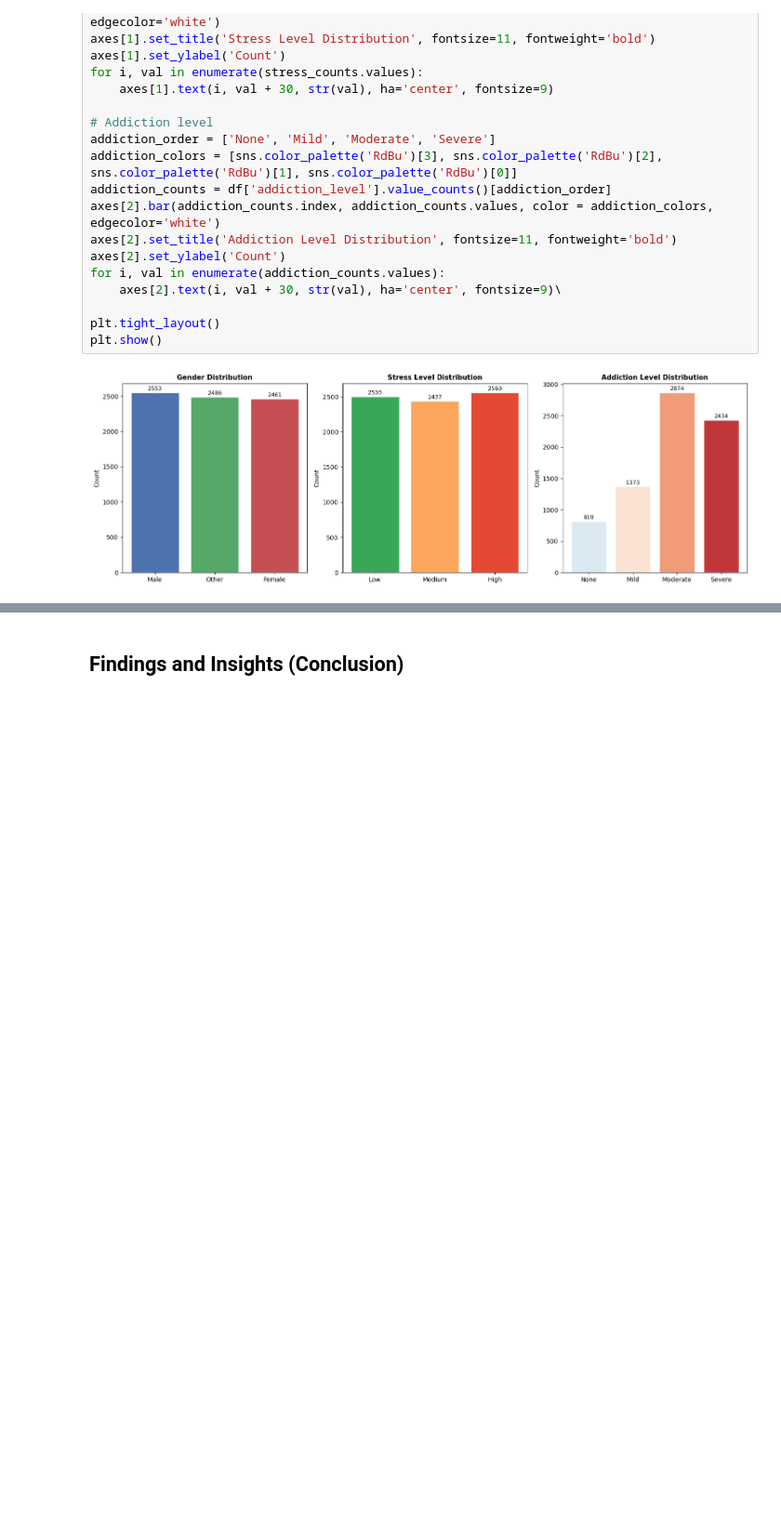
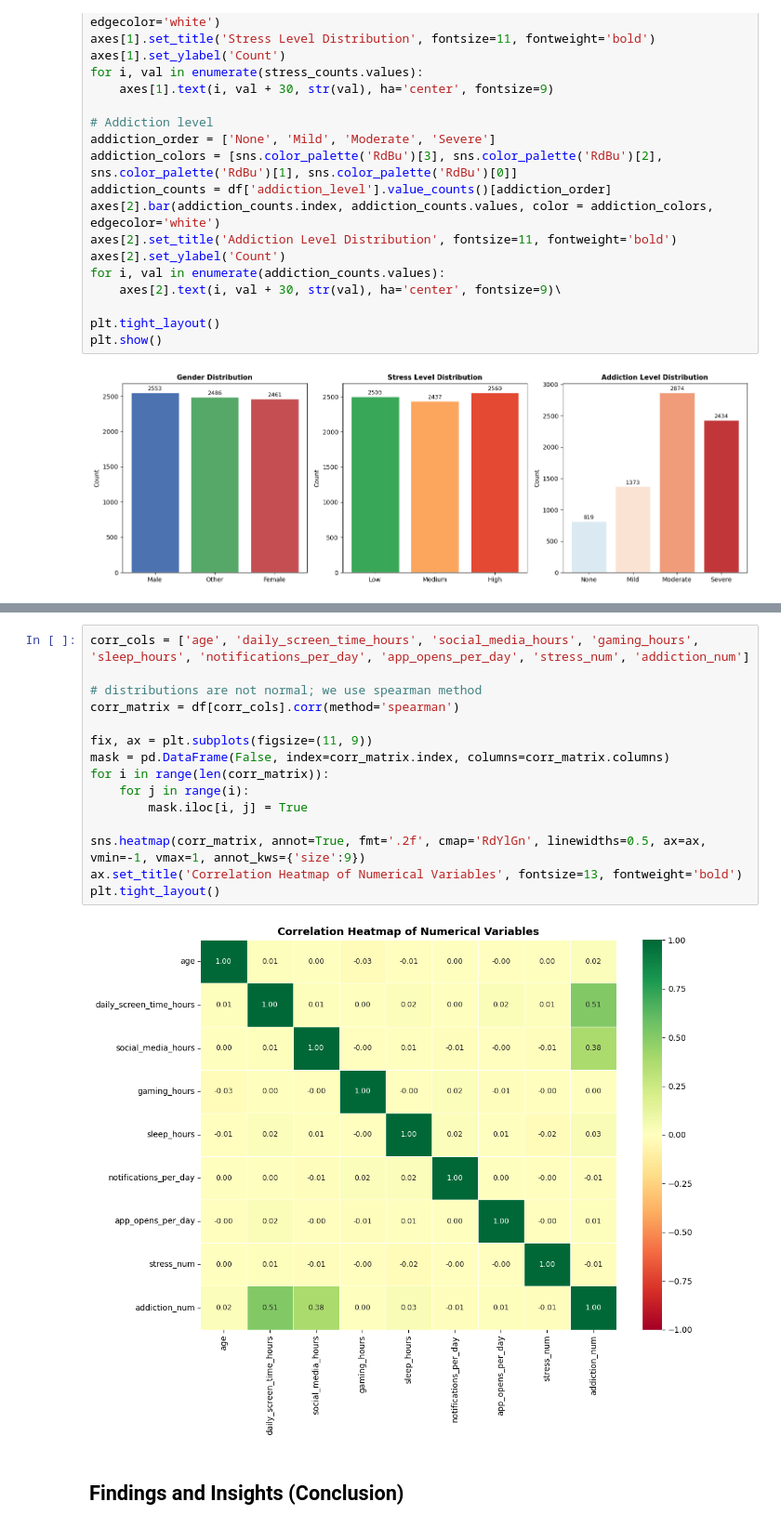
Before and after one commit to ps-alex1001/DataSpell, a Jupyter notebook: IPV/2_WorkBook_Visualization_SAMSON.ipynb, the cells around one changed output, grey strips where cells are left out. Shown at 93% size. Saved outputs shown, nothing was run; the diff lists cells and outputs as text; blank space fills up the shorter version.

```diff
--- a/IPV/2_WorkBook_Visualization_SAMSON.ipynb
+++ b/IPV/2_WorkBook_Visualization_SAMSON.ipynb
@@ -208,3 +245,20 @@ plt.show()
+# %%
+corr_cols = ['age', 'daily_screen_time_hours', 'social_media_hours', 'gaming_hours', 'sleep_hours', 'notifications_per_day', 'app_opens_per_day', 'stress_num', 'addiction_num']
+
+# distributions are not normal; we use spearman method
+corr_matrix = df[corr_cols].corr(method='spearman')
+
+fix, ax = plt.subplots(figsize=(11, 9))
+mask = pd.DataFrame(False, index=corr_matrix.index, columns=corr_matrix.columns)
+for i in range(len(corr_matrix)):
+    for j in range(i):
+        mask.iloc[i, j] = True
+
+sns.heatmap(corr_matrix, annot=True, fmt='.2f', cmap='RdYlGn', linewidths=0.5, ax=ax, vmin=-1, vmax=1, annot_kws={'size':9})
+ax.set_title('Correlation Heatmap of Numerical Variables', fontsize=13, fontweight='bold')
+plt.tight_layout()
+# %% [output]
+[figure, added]
 # %% [markdown]
 ## Findings and Insights (Conclusion)
 # %% [markdown]
```
Also changed, not shown: parts of 3 cells of this notebook.
